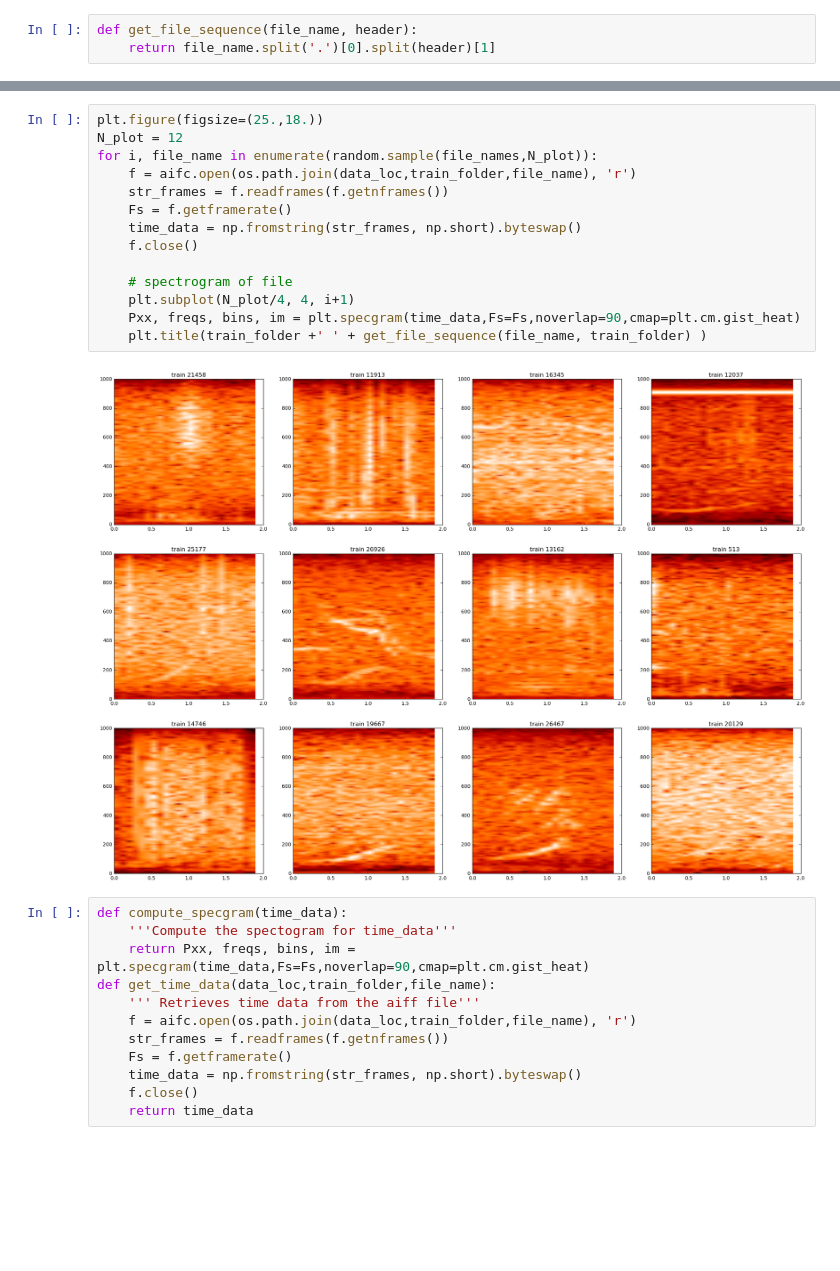
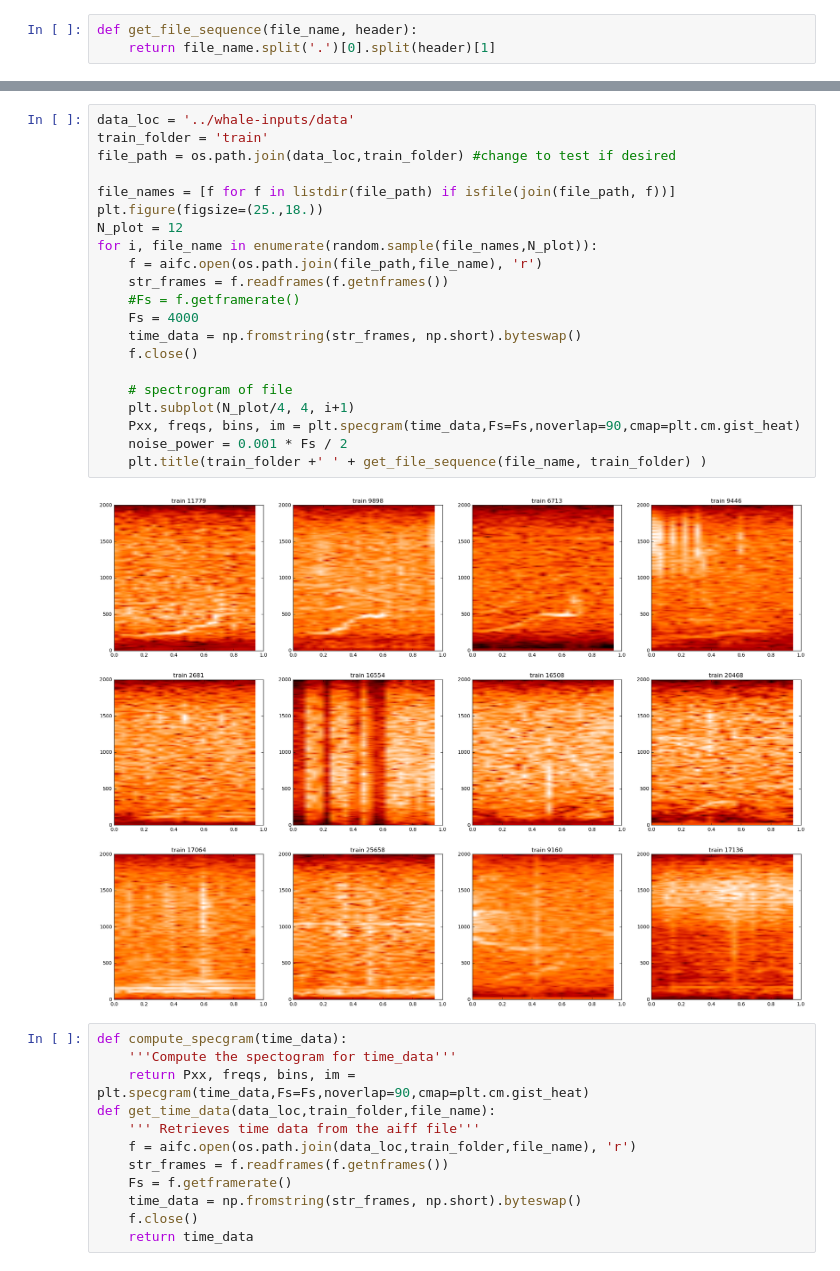
Before and after one commit to mabelvj/the-marinexplore-and-cornell-university-whale-detection-challenge, a Jupyter notebook: load.ipynb, the cells around one changed output, grey strips where cells are left out. Saved outputs shown, nothing was run; the diff lists cells and outputs as text; blank space fills up the shorter version.

```diff
--- a/load.ipynb
+++ b/load.ipynb
@@ -20,19 +81,26 @@ def get_file_sequence(file_name, header):
 # %%
+data_loc = '../whale-inputs/data'
+train_folder = 'train'
+file_path = os.path.join(data_loc,train_folder) #change to test if desired
+
+file_names = [f for f in listdir(file_path) if isfile(join(file_path, f))]
 plt.figure(figsize=(25.,18.))
 N_plot = 12
 for i, file_name in enumerate(random.sample(file_names,N_plot)):
-    f = aifc.open(os.path.join(data_loc,train_folder,file_name), 'r')
+    f = aifc.open(os.path.join(file_path,file_name), 'r')
     str_frames = f.readframes(f.getnframes())
-    Fs = f.getframerate()
+    #Fs = f.getframerate()
+    Fs = 4000
     time_data = np.fromstring(str_frames, np.short).byteswap()
     f.close()
 
     # spectrogram of file
     plt.subplot(N_plot/4, 4, i+1)
     Pxx, freqs, bins, im = plt.specgram(time_data,Fs=Fs,noverlap=90,cmap=plt.cm.gist_heat)
+    noise_power = 0.001 * Fs / 2
     plt.title(train_folder +' ' + get_file_sequence(file_name, train_folder) )
 # %% [output]
-[figure, old version]
+[figure, new version]
 # %%
 def compute_specgram(time_data):
     '''Compute the spectogram for time_data'''
```
Also changed, not shown: parts of 6 cells of this notebook, 1 other file.
